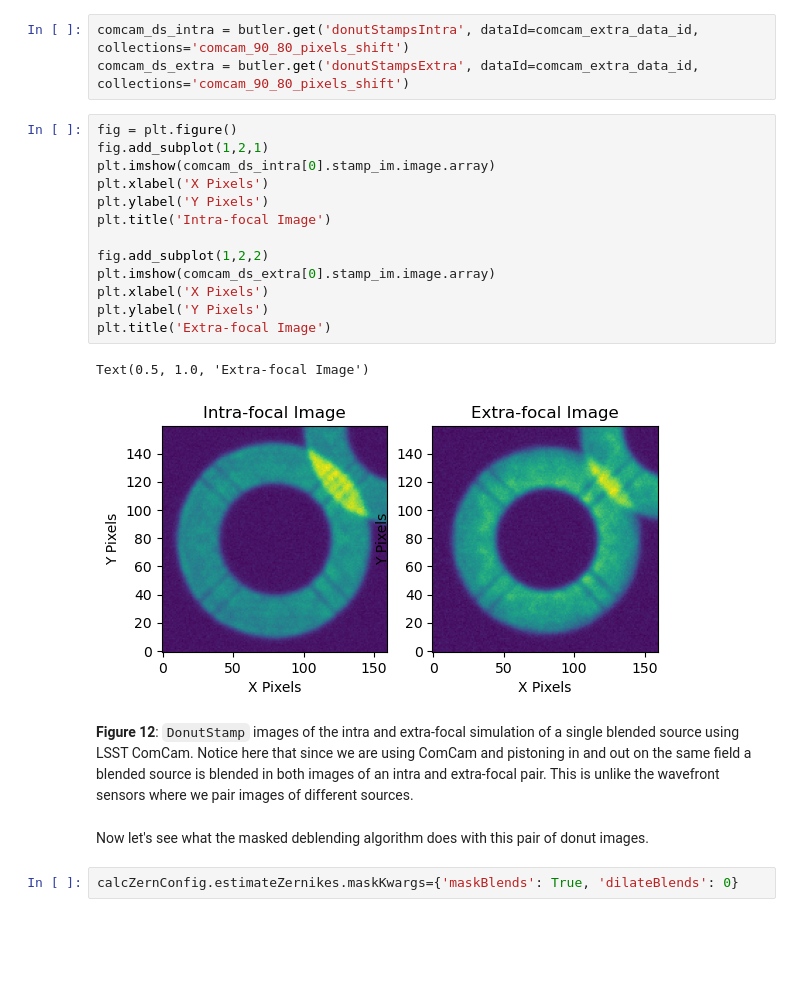
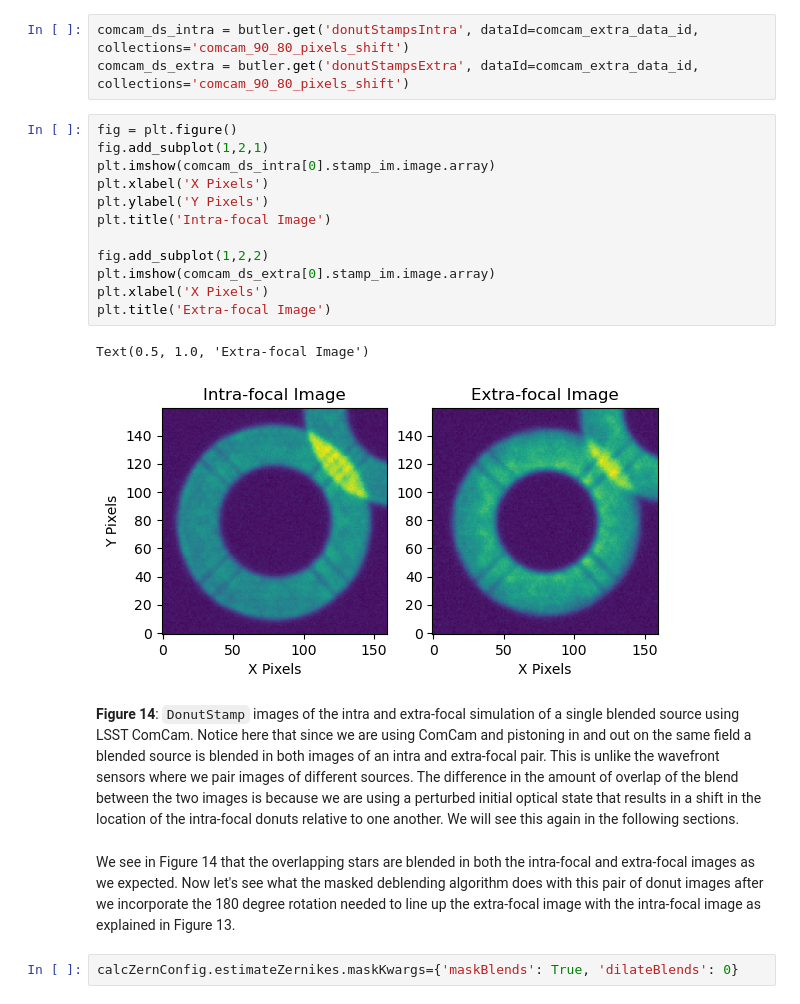
Before and after one commit to lsst-sitcom/sitcomtn-130, a Jupyter notebook: index.ipynb, the cells around one changed output. Drawn from its saved outputs; the diff is of its cells as text; blank space fills up the shorter version.

```diff
--- a/index.ipynb
+++ b/index.ipynb
@@ -464,23 +477,23 @@ comcam_ds_extra = butler.get('donutStampsExtra', dataId=comcam_extra_data_id, co
 # %%
 fig = plt.figure()
 fig.add_subplot(1,2,1)
 plt.imshow(comcam_ds_intra[0].stamp_im.image.array)
 plt.xlabel('X Pixels')
 plt.ylabel('Y Pixels')
 plt.title('Intra-focal Image')
 
 fig.add_subplot(1,2,2)
 plt.imshow(comcam_ds_extra[0].stamp_im.image.array)
 plt.xlabel('X Pixels')
-plt.ylabel('Y Pixels')
 plt.title('Extra-focal Image')
 # %% [output]
 Text(0.5, 1.0, 'Extra-focal Image')
-[figure, old version]
+[figure, new version]
 # %% [markdown]
-**Figure 12**: `DonutStamp` images of the intra and extra-focal simulation of a single blended source using LSST ComCam. Notice here that since we are using ComCam and pistoning in and out on the same field a blended source is blended in both images of an intra and extra-focal pair. This is unlike the wavefront sensors where we pair images of different sources.
+**Figure 14**: `DonutStamp` images of the intra and extra-focal simulation of a single blended source using LSST ComCam. Notice here that since we are using ComCam and pistoning in and out on the same field a blended source is blended in both images of an intra and extra-focal pair. This is unlike the wavefront sensors where we pair images of different sources. The difference in the amount of overlap of the blend between the two images is because we are using a perturbed initial optical state that results in a shift in the location of the intra-focal donuts relative to one another. We will see this again in the following sections.
 # %% [markdown]
-Now let's see what the masked deblending algorithm does with this pair of donut images.
+We see in Figure 14 that the overlapping stars are blended in both the intra-focal and extra-focal images as we expected.
+Now let's see what the masked deblending algorithm does with this pair of donut images after we incorporate the 180 degree rotation needed to line up the extra-focal image with the intra-focal image as explained in Figure 13.
 # %%
 calcZernConfig.estimateZernikes.maskKwargs={'maskBlends': True, 'dilateBlends': 0}
 # %%
```
Also changed, not shown: parts of 22 cells of this notebook.
